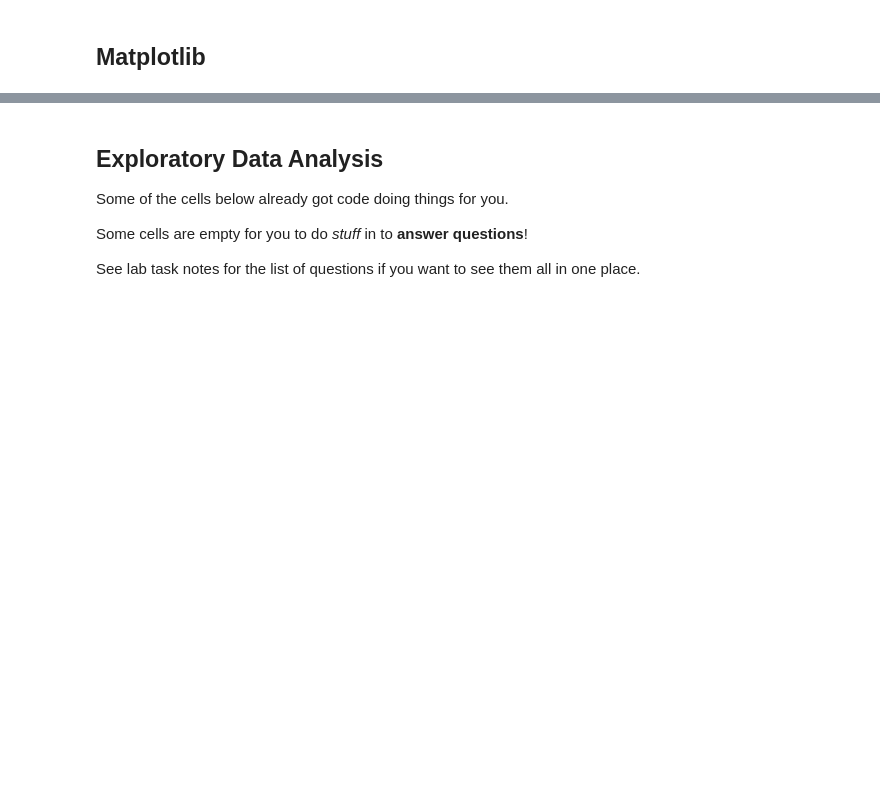
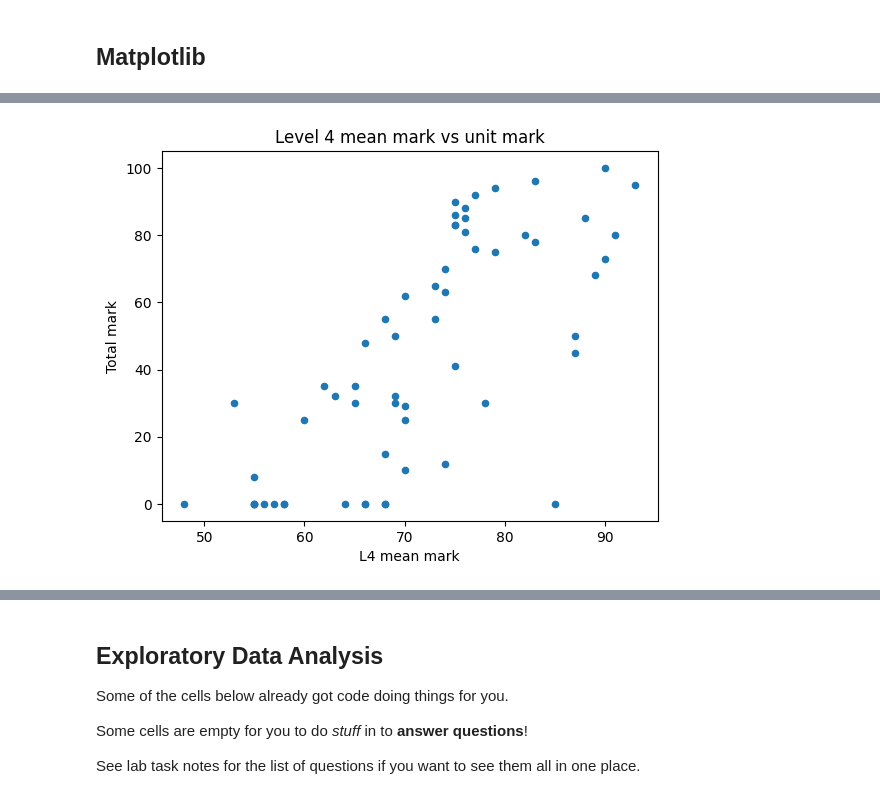
Before and after one commit to alexpoultr/git_test, a Jupyter notebook: ml-lab-02.ipynb, the cells around one changed output, grey strips where cells are left out. Saved outputs shown, nothing was run; the diff lists cells and outputs as text; code cells hidden in the pictures; blank space fills up the shorter version.

```diff
--- a/ml-lab-02.ipynb
+++ b/ml-lab-02.ipynb
@@ -152,0 +208,4 @@ Descriptive statistics:
+# %%
+dataset.plot(kind='scatter', x='L4 mean mark', y='Total mark', title='Level 4 mean mark vs unit mark');
+# %% [output]
+[figure, added]
```
Also changed, not shown: parts of 13 cells of this notebook.
